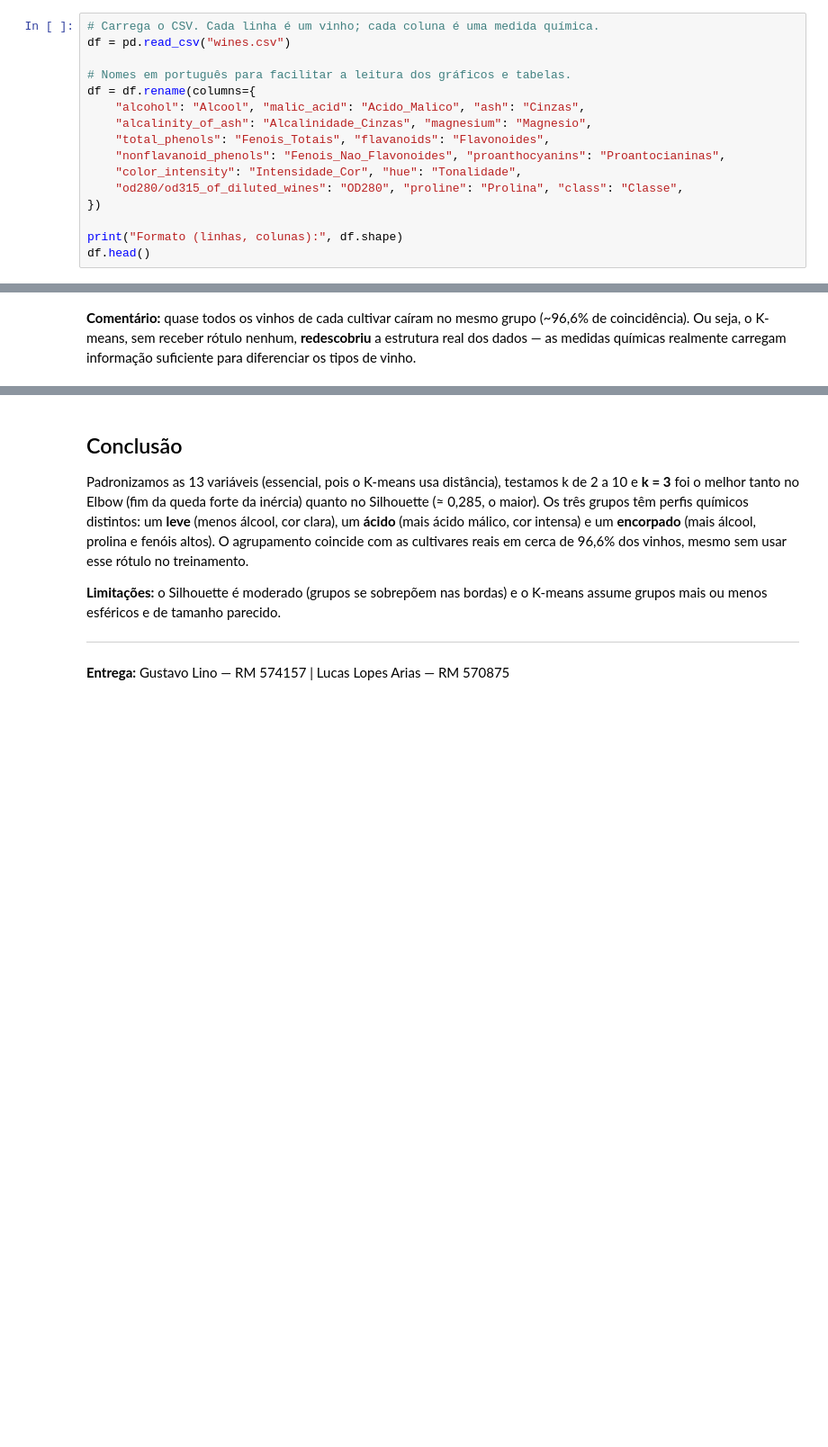
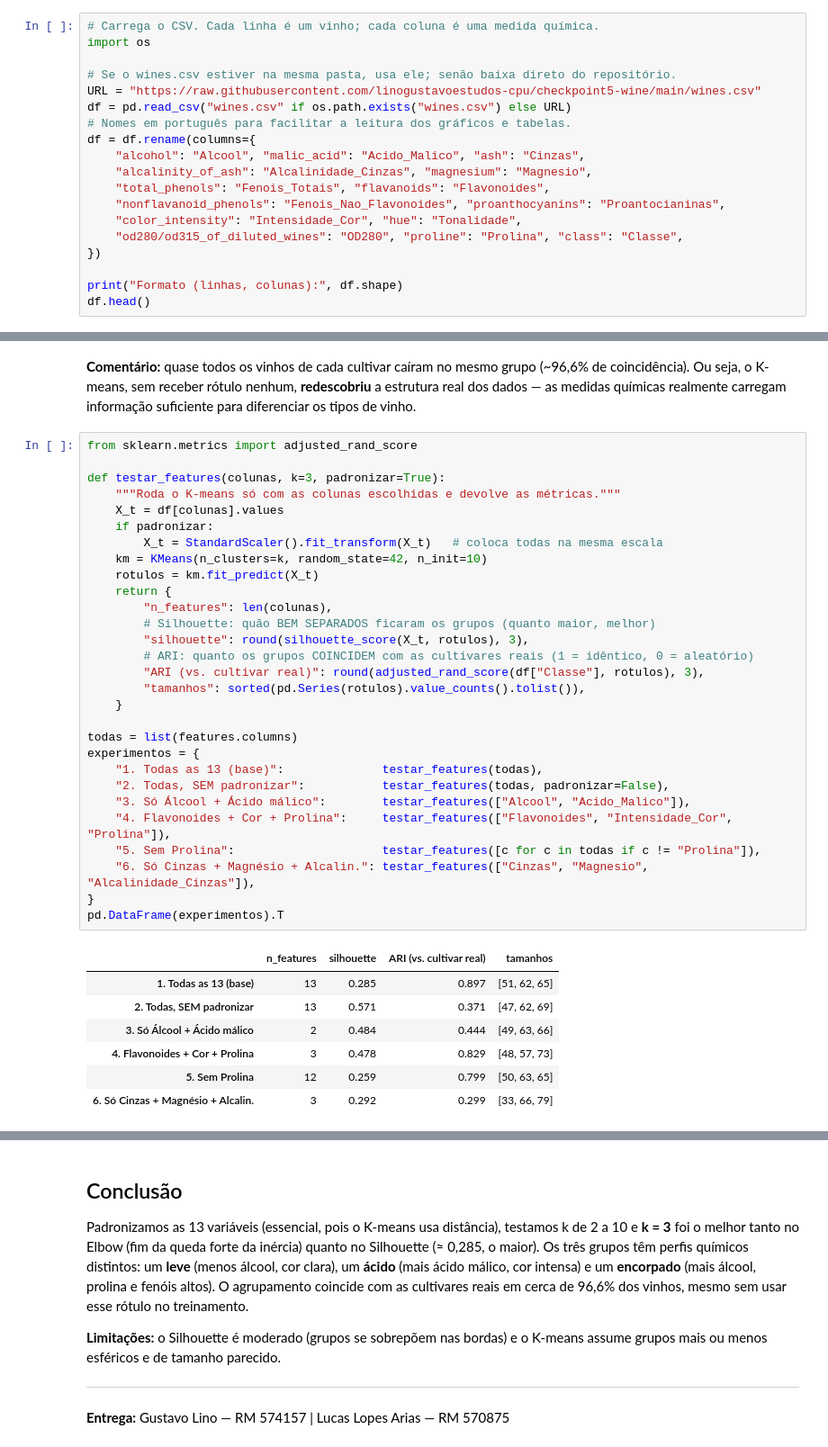
Before and after one commit to linogustavoestudos-cpu/checkpoint5-wine, a Jupyter notebook: cp5_MachineLearning_GustavoLino.ipynb, the cells around one changed output, grey strips where cells are left out. Shown at 90% size. Cells and saved outputs as stored; diff of their text form; blank space fills up the shorter version.

```diff
--- a/cp5_MachineLearning_GustavoLino.ipynb
+++ b/cp5_MachineLearning_GustavoLino.ipynb
@@ -44,8 +44,11 @@ sns.set_style("whitegrid")
 os.makedirs("imagens", exist_ok=True)   # pasta onde os gráficos serão salvos
 # %%
 # Carrega o CSV. Cada linha é um vinho; cada coluna é uma medida química.
-df = pd.read_csv("wines.csv")
+import os
 
+# Se o wines.csv estiver na mesma pasta, usa ele; senão baixa direto do repositório.
+URL = "https://raw.githubusercontent.com/linogustavoestudos-cpu/checkpoint5-wine/main/wines.csv"
+df = pd.read_csv("wines.csv" if os.path.exists("wines.csv") else URL)
 # Nomes em português para facilitar a leitura dos gráficos e tabelas.
 df = df.rename(columns={
     "alcohol": "Alcool", "malic_acid": "Acido_Malico", "ash": "Cinzas",
@@ -358,3 +361,40 @@ Vinhos no grupo dominante da sua cultivar: 172 de 178 (96.6%)
 **Comentário:** quase todos os vinhos de cada cultivar caíram no mesmo grupo (~96,6% de coincidência).
 Ou seja, o K-means, sem receber rótulo nenhum, **redescobriu** a estrutura real dos dados — as medidas
 químicas realmente carregam informação suficiente para diferenciar os tipos de vinho.
+# %%
+from sklearn.metrics import adjusted_rand_score
+
+def testar_features(colunas, k=3, padronizar=True):
+    """Roda o K-means só com as colunas escolhidas e devolve as métricas."""
+    X_t = df[colunas].values
+    if padronizar:
+        X_t = StandardScaler().fit_transform(X_t)   # coloca todas na mesma escala
+    km = KMeans(n_clusters=k, random_state=42, n_init=10)
+    rotulos = km.fit_predict(X_t)
+    return {
+        "n_features": len(colunas),
+        # Silhouette: quão BEM SEPARADOS ficaram os grupos (quanto maior, melhor)
+        "silhouette": round(silhouette_score(X_t, rotulos), 3),
+        # ARI: quanto os grupos COINCIDEM com as cultivares reais (1 = idêntico, 0 = aleatório)
+        "ARI (vs. cultivar real)": round(adjusted_rand_score(df["Classe"], rotulos), 3),
+        "tamanhos": sorted(pd.Series(rotulos).value_counts().tolist()),
+    }
+
+todas = list(features.columns)
+experimentos = {
+    "1. Todas as 13 (base)":              testar_features(todas),
+    "2. Todas, SEM padronizar":           testar_features(todas, padronizar=False),
+    "3. Só Álcool + Ácido málico":        testar_features(["Alcool", "Acido_Malico"]),
+    "4. Flavonoides + Cor + Prolina":     testar_features(["Flavonoides", "Intensidade_Cor", "Prolina"]),
+    "5. Sem Prolina":                     testar_features([c for c in todas if c != "Prolina"]),
+    "6. Só Cinzas + Magnésio + Alcalin.": testar_features(["Cinzas", "Magnesio", "Alcalinidade_Cinzas"]),
+}
+pd.DataFrame(experimentos).T
+# %% [output]
+|  | n_features | silhouette | ARI (vs. cultivar real) | tamanhos |
+| 1. Todas as 13 (base) | 13 | 0.285 | 0.897 | [51, 62, 65] |
+| 2. Todas, SEM padronizar | 13 | 0.571 | 0.371 | [47, 62, 69] |
+| 3. Só Álcool + Ácido málico | 2 | 0.484 | 0.444 | [49, 63, 66] |
+| 4. Flavonoides + Cor + Prolina | 3 | 0.478 | 0.829 | [48, 57, 73] |
+| 5. Sem Prolina | 12 | 0.259 | 0.799 | [50, 63, 65] |
+| 6. Só Cinzas + Magnésio + Alcalin. | 3 | 0.292 | 0.299 | [33, 66, 79] |
```
Also changed, not shown: parts of 3 cells of this notebook.
